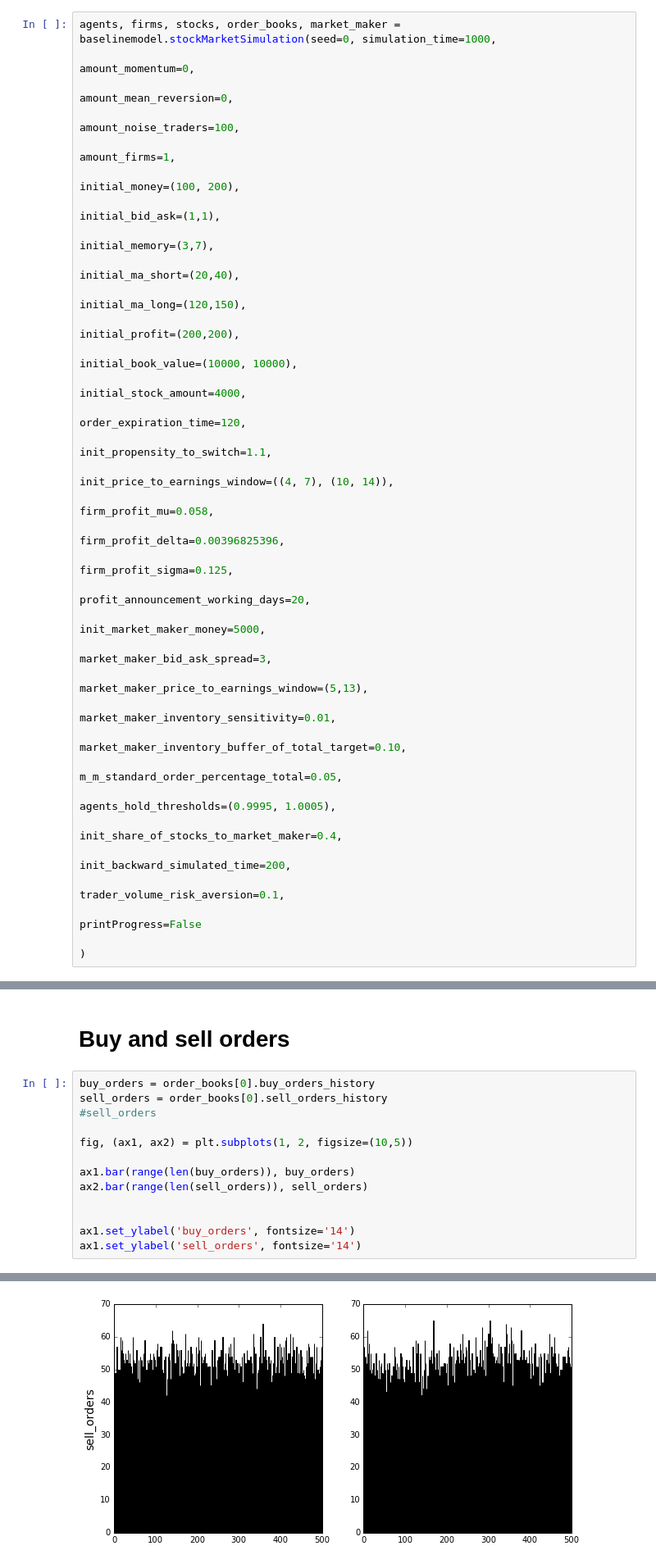
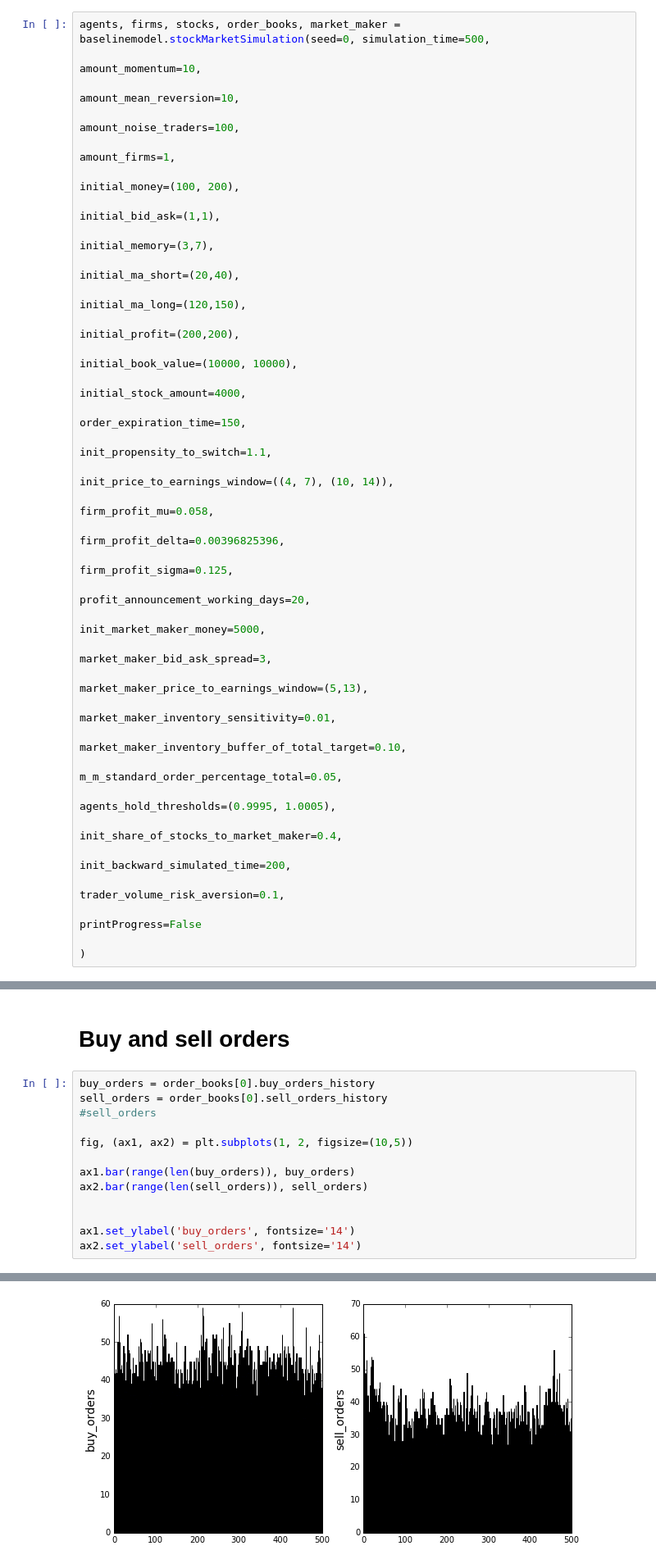
Before and after one commit to LCfP/Agent-Based-Stock-Market-Model, a Jupyter notebook: modeltweaking.ipynb, the cells around one changed output, grey strips where cells are left out. Shown at 82% size. Cells and saved outputs as stored; diff of their text form.

```diff
--- a/modeltweaking.ipynb
+++ b/modeltweaking.ipynb
@@ -11,9 +24,9 @@ from stockmarket import baselinemodel
 # %%
 #%prun baselinemodel.stockMarketSimulation(seed=0, simulation_time=10, amount_momentum=40, amount_mean_reversion=40, amount_firms=1,initial_money=(100, 200),initial_bid_ask=(1,1), initial_memory=(3,7),initial_ma_short=(2,3), initial_ma_long=(6,7),initial_profit=(200,200),initial_book_value=(10000, 10000),initial_stock_amount=400,order_expiration_time=120,init_propensity_to_switch=1.1,init_price_to_earnings_window=(6, 12),firm_profit_mu=0.058,firm_profit_delta=0.00396825396,firm_profit_sigma=0.125,printProgress=False)
 # %%
-agents, firms, stocks, order_books, market_maker = baselinemodel.stockMarketSimulation(seed=0, simulation_time=1000,
-                                                                                       amount_momentum=0,
-                                                                                       amount_mean_reversion=0,
+agents, firms, stocks, order_books, market_maker = baselinemodel.stockMarketSimulation(seed=0, simulation_time=500,
+                                                                                       amount_momentum=10,
+                                                                                       amount_mean_reversion=10,
                                                                                        amount_noise_traders=100,
                                                                                        amount_firms=1,
                                                                                        initial_money=(100, 200),
@@ -24,7 +37,7 @@ agents, firms, stocks, order_books, market_maker = baselinemodel.stockMarketSimu
                                                                                        initial_profit=(200,200),
                                                                                        initial_book_value=(10000, 10000),
                                                                                        initial_stock_amount=4000,
-                                                                                       order_expiration_time=120,
+                                                                                       order_expiration_time=150,
                                                                                        init_propensity_to_switch=1.1,
                                                                                        init_price_to_earnings_window=((4, 7), (10, 14)),
                                                                                        firm_profit_mu=0.058,
@@ -81,16 +96,16 @@ ax1.set_xlabel('(Simulation time)', fontsize='14')
 # %%
 buy_orders = order_books[0].buy_orders_history
 sell_orders = order_books[0].sell_orders_history
 #sell_orders
 
 fig, (ax1, ax2) = plt.subplots(1, 2, figsize=(10,5))
 
 ax1.bar(range(len(buy_orders)), buy_orders)
 ax2.bar(range(len(sell_orders)), sell_orders)
 
 
 ax1.set_ylabel('buy_orders', fontsize='14')
-ax1.set_ylabel('sell_orders', fontsize='14')
+ax2.set_ylabel('sell_orders', fontsize='14')
 # %% [output]
 <matplotlib.text.Text at 0x...>
-[figure, old version]
+[figure, new version]
```
Also changed, not shown: parts of 25 cells of this notebook, 5 other files.
